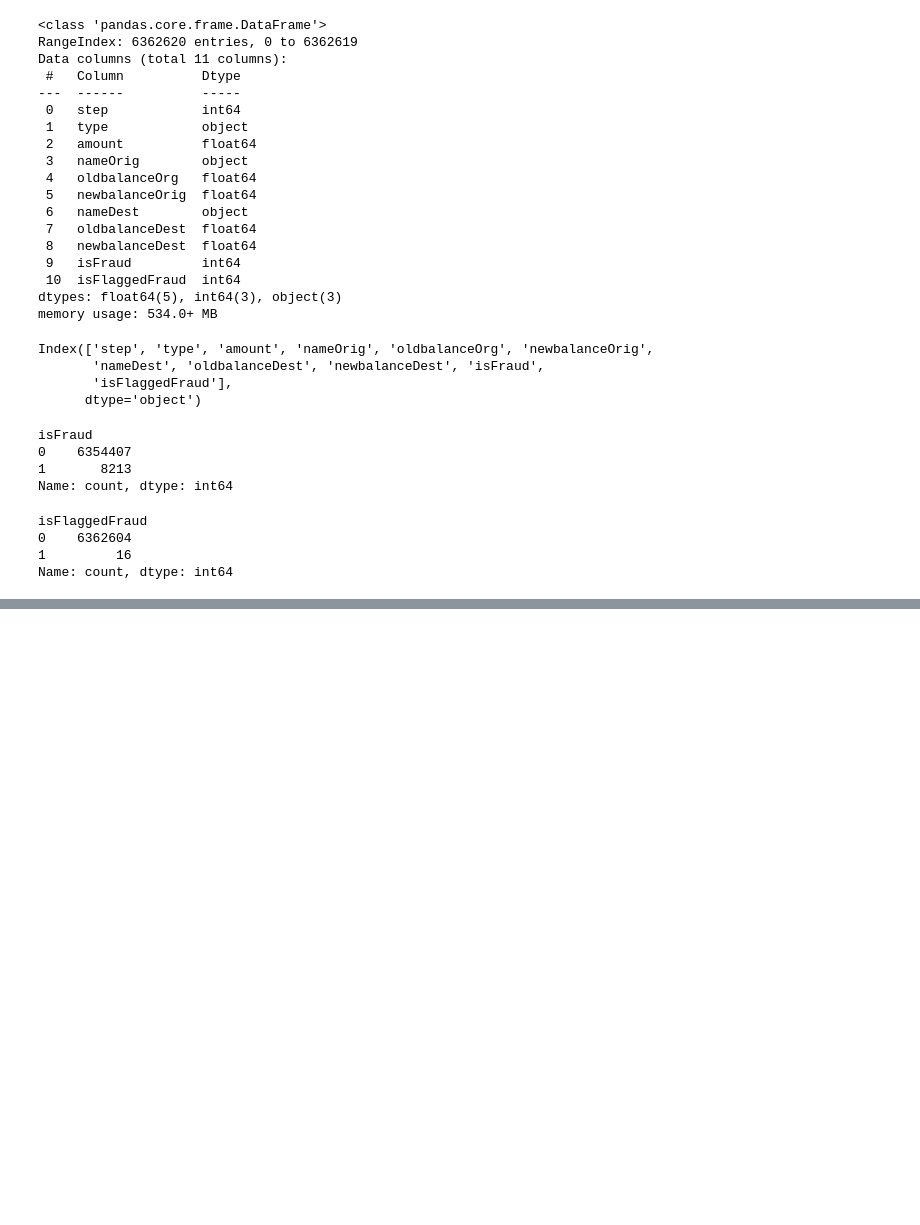
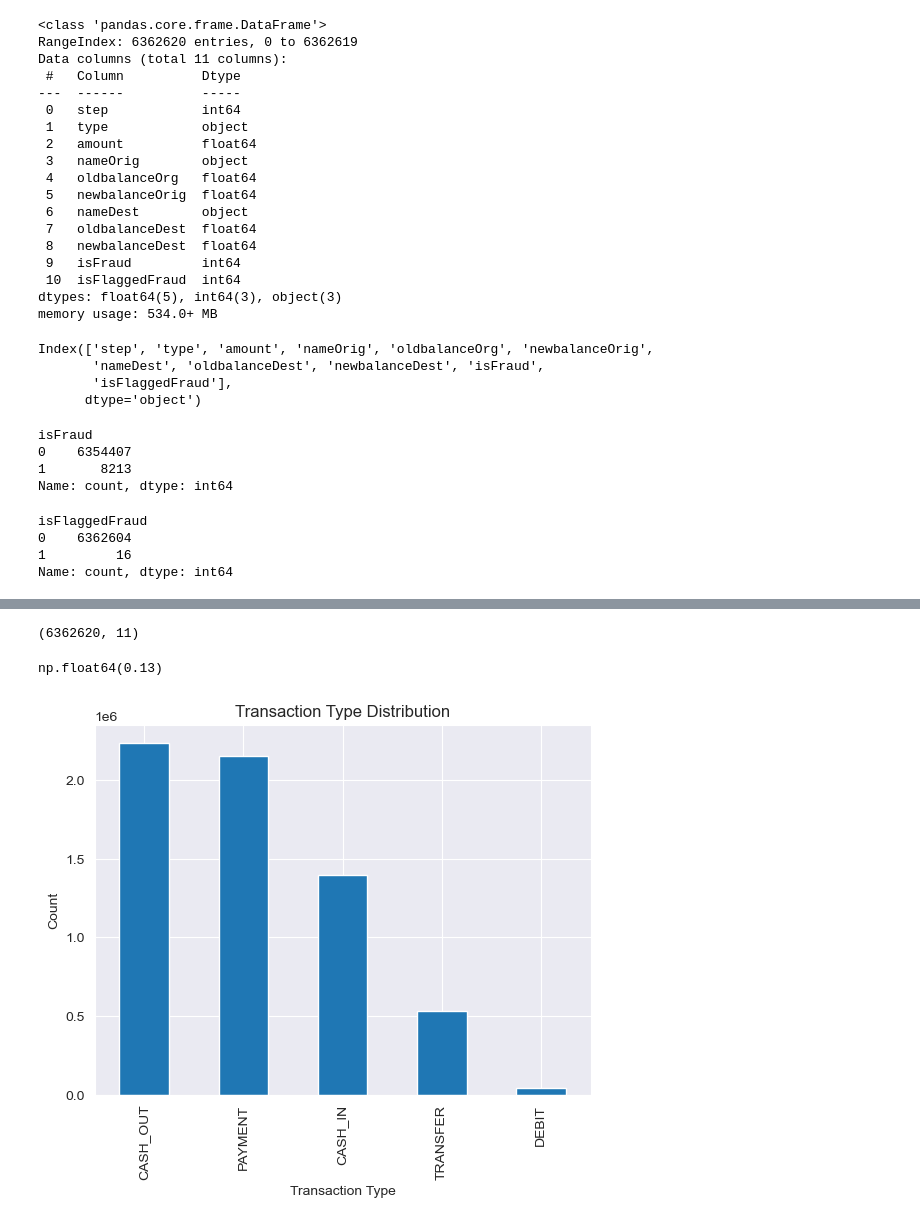
Before and after one commit to purbashis/fraud-detectation, a Jupyter notebook: fd.ipynb, the cells around one changed output, grey strips where cells are left out. Drawn from its saved outputs; the diff is of its cells as text; code cells hidden in the pictures; blank space fills up the shorter version.

```diff
--- a/fd.ipynb
+++ b/fd.ipynb
@@ -65,0 +81,13 @@ Name: count, dtype: int64
+# %%
+df.shape
+# %% [output]
+(6362620, 11)
+# %%
+round((df['isFraud'].value_counts()[1] / df.shape[0])*100,2)
+# %% [output]
+np.float64(0.13)
+# %%
+df['type'].value_counts().plot(kind='bar',title='Transaction Type Distribution',xlabel='Transaction Type',ylabel='Count')
+plt.show()
+# %% [output]
+[figure, added]
```
Also changed, not shown: parts of 27 cells of this notebook.
